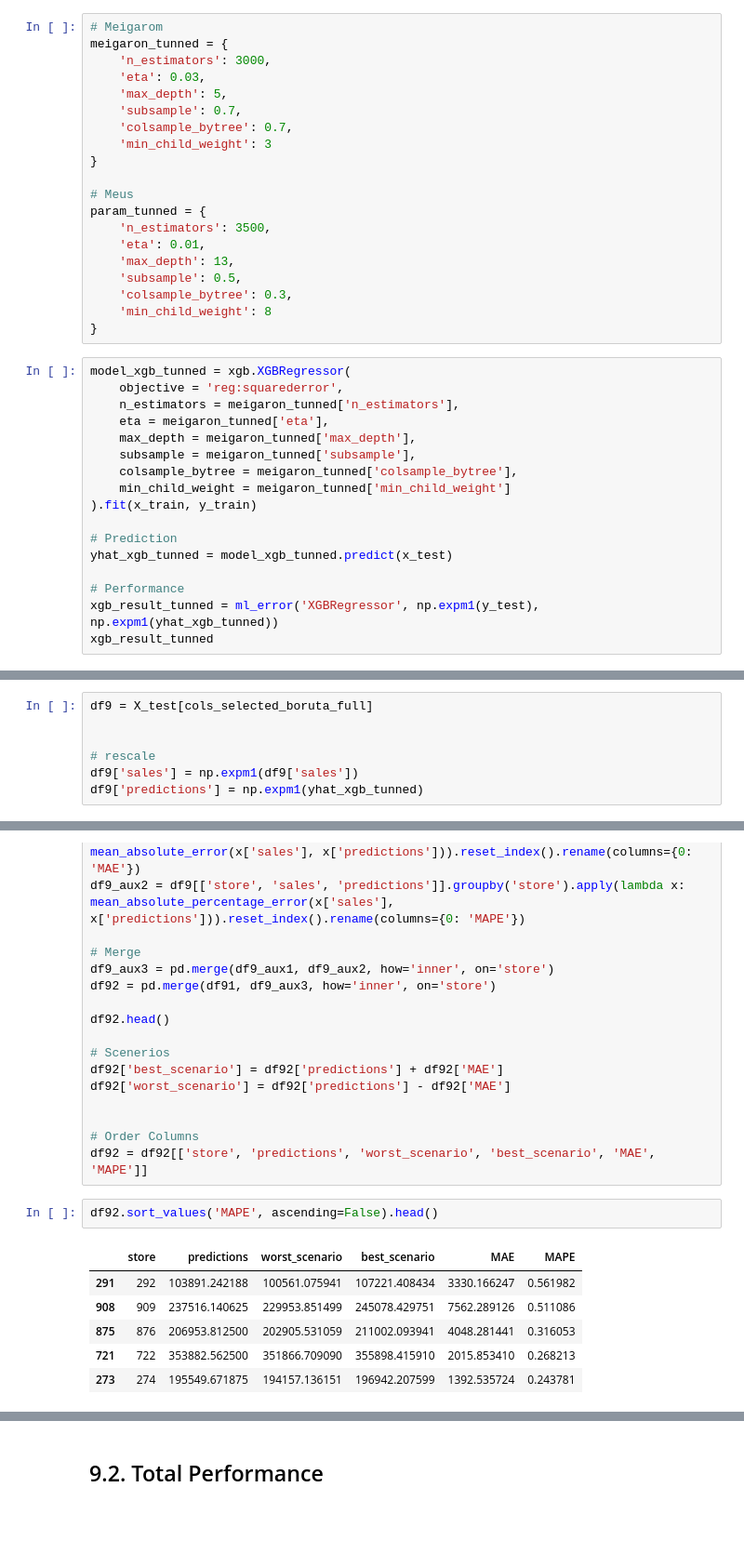
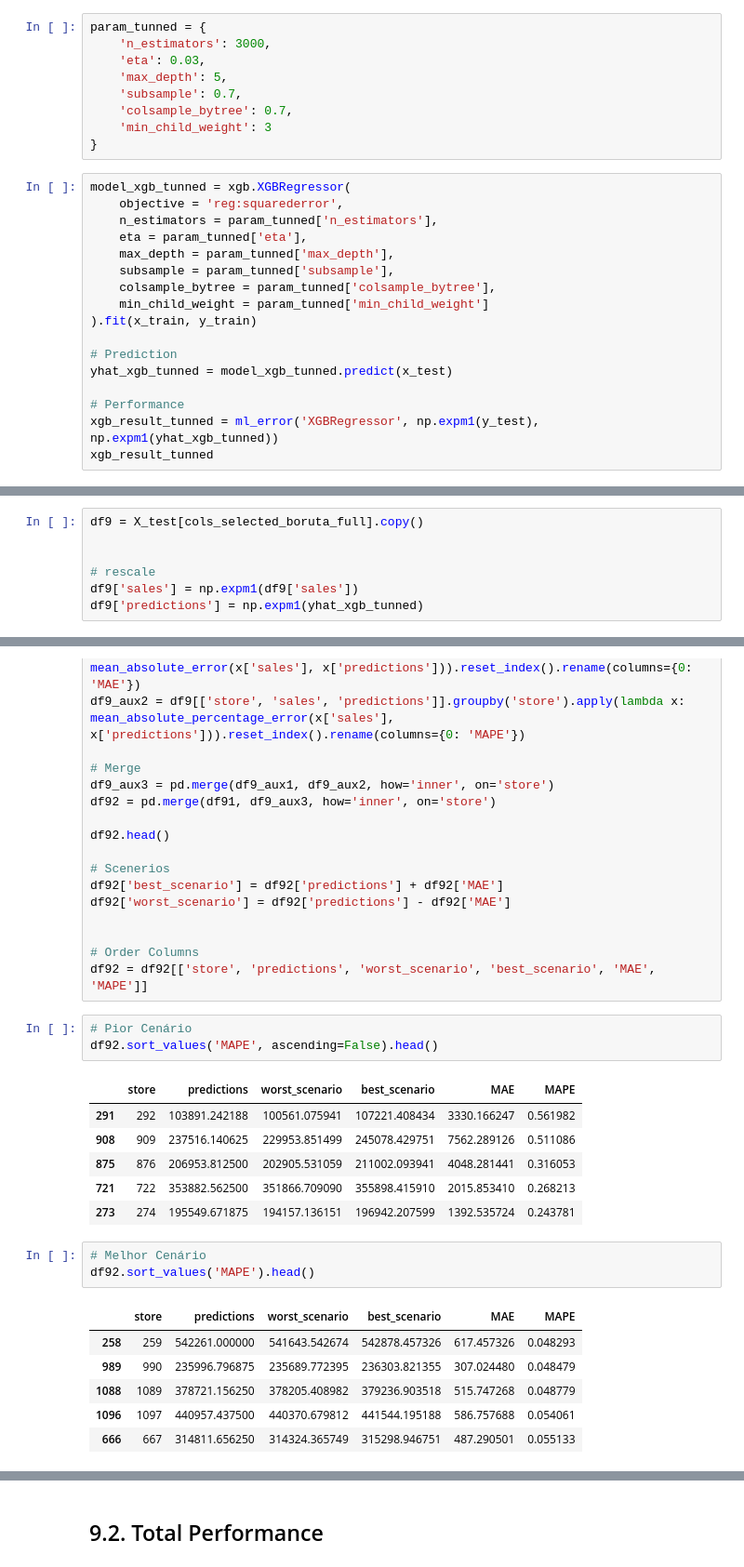
Before and after one commit to PedroFerraresi/rossmann_sales, a Jupyter notebook: notebooks/m10_v01_store_sales_prediction.ipynb, the cells around one changed output, grey strips where cells are left out. Shown at 93% size. Drawn from its saved outputs; the diff is of its cells as text; blank space fills up the shorter version.

```diff
--- a/notebooks/m10_v01_store_sales_prediction.ipynb
+++ b/notebooks/m10_v01_store_sales_prediction.ipynb
@@ -1453,8 +1449,7 @@ final_result
 # %% [markdown]
 ## 8.2. Final Model
 # %%
-# Meigarom
-meigaron_tunned = {
+param_tunned = {
     'n_estimators': 3000,
     'eta': 0.03,
     'max_depth': 5,
@@ -1462,25 +1457,15 @@ meigaron_tunned = {
     'colsample_bytree': 0.7,
     'min_child_weight': 3
 }
-
-# Meus
-param_tunned = {
-    'n_estimators': 3500,
-    'eta': 0.01,
-    'max_depth': 13,
-    'subsample': 0.5,
-    'colsample_bytree': 0.3,
-    'min_child_weight': 8
-}
 # %%
 model_xgb_tunned = xgb.XGBRegressor(
     objective = 'reg:squarederror',
-    n_estimators = meigaron_tunned['n_estimators'],
-    eta = meigaron_tunned['eta'],
-    max_depth = meigaron_tunned['max_depth'],
-    subsample = meigaron_tunned['subsample'],
-    colsample_bytree = meigaron_tunned['colsample_bytree'],
-    min_child_weight = meigaron_tunned['min_child_weight']
+    n_estimators = param_tunned['n_estimators'],
+    eta = param_tunned['eta'],
+    max_depth = param_tunned['max_depth'],
+    subsample = param_tunned['subsample'],
+    colsample_bytree = param_tunned['colsample_bytree'],
+    min_child_weight = param_tunned['min_child_weight']
 ).fit(x_train, y_train)
 
 # Prediction
@@ -1523,7 +1490,7 @@ mpe
 # %% [markdown]
 # 9.0. ERROR TRANSLATION AND INTERPRETATION
 # %%
-df9 = X_test[cols_selected_boruta_full]
+df9 = X_test[cols_selected_boruta_full].copy()
 
 
 # rescale
@@ -1553,6 +1520,7 @@ df92['worst_scenario'] = df92['predictions'] - df92['MAE']
 # Order Columns
 df92 = df92[['store', 'predictions', 'worst_scenario', 'best_scenario', 'MAE', 'MAPE']]
 # %%
+# Pior Cenário
 df92.sort_values('MAPE', ascending=False).head()
 # %% [output]
 |  | store | predictions | worst_scenario | best_scenario | MAE | MAPE |
@@ -1561,4 +1529,14 @@ df92.sort_values('MAPE', ascending=False).head()
 | 875 | 876 | 206953.812500 | 202905.531059 | 211002.093941 | 4048.281441 | 0.316053 |
 | 721 | 722 | 353882.562500 | 351866.709090 | 355898.415910 | 2015.853410 | 0.268213 |
 | 273 | 274 | 195549.671875 | 194157.136151 | 196942.207599 | 1392.535724 | 0.243781 |
+# %%
+# Melhor Cenário
+df92.sort_values('MAPE').head()
+# %% [output]
+|  | store | predictions | worst_scenario | best_scenario | MAE | MAPE |
+| 258 | 259 | 542261.000000 | 541643.542674 | 542878.457326 | 617.457326 | 0.048293 |
+| 989 | 990 | 235996.796875 | 235689.772395 | 236303.821355 | 307.024480 | 0.048479 |
+| 1088 | 1089 | 378721.156250 | 378205.408982 | 379236.903518 | 515.747268 | 0.048779 |
+| 1096 | 1097 | 440957.437500 | 440370.679812 | 441544.195188 | 586.757688 | 0.054061 |
+| 666 | 667 | 314811.656250 | 314324.365749 | 315298.946751 | 487.290501 | 0.055133 |
 # %%
```
Also changed, not shown: parts of 16 cells of this notebook.
